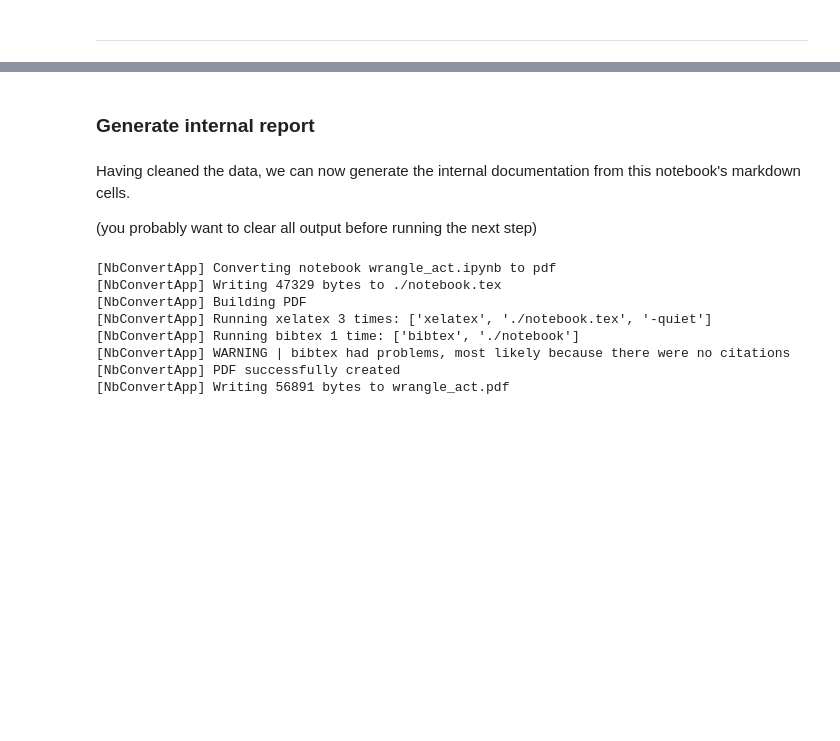
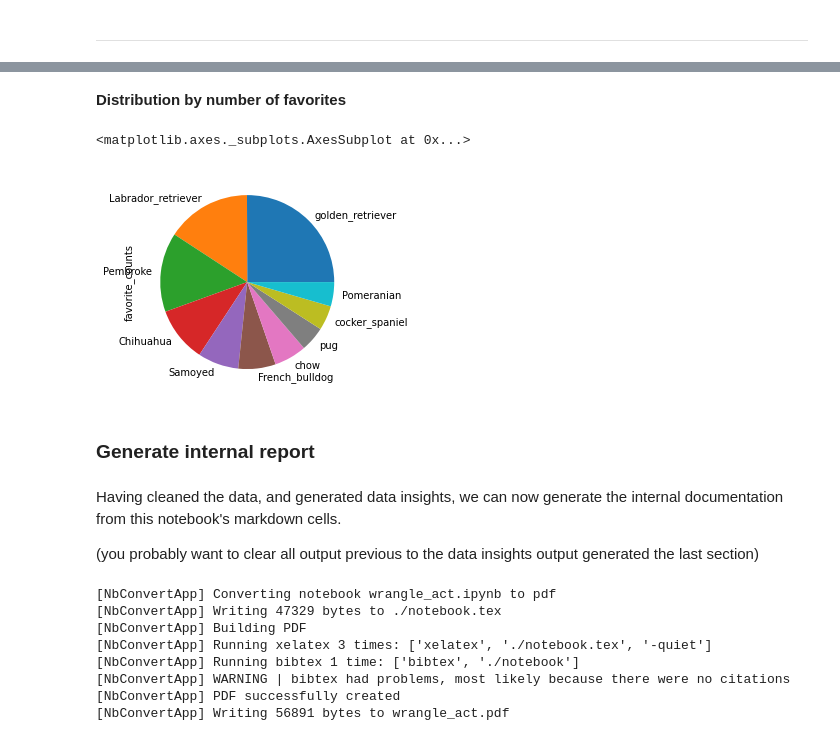
Before and after one commit to benvens-udacity/wrangle-and-analyze-data, a Jupyter notebook: wrangle_act.ipynb, the cells around one changed output, grey strips where cells are left out. Drawn from its saved outputs; the diff is of its cells as text; code cells hidden in the pictures; blank space fills up the shorter version.

```diff
--- a/wrangle_act.ipynb
+++ b/wrangle_act.ipynb
@@ -481,9 +553,17 @@ image_predictions_df.to_csv('clean/image_predictions.csv')
+# %% [markdown]
+**Distribution by number of favorites**
+# %%
+dog_preds.join(enriched_tweets_df['favorite_counts']).groupby(['pred_class']) \
+    .sum().sort_values(by='favorite_counts', ascending=False)[0:10]['favorite_counts'].plot.pie()
+# %% [output]
+<matplotlib.axes._subplots.AxesSubplot at 0x...>
+[figure, added]
 # %% [markdown]
 ### Generate internal report
 # %% [markdown]
-Having cleaned the data, we can now generate the internal documentation from this notebook's markdown cells.
+Having cleaned the data, and generated data insights, we can now generate the internal documentation from this notebook's markdown cells.
 
-(you probably want to clear all output before running the next step)
+(you probably want to clear all output previous to the data insights output generated the last section)
 # %%
 !jupyter nbconvert --no-input --to pdf wrangle_act.ipynb
 !mv wrangle_act.pdf wrangle_report.pdf
```
Also changed, not shown: parts of 14 cells of this notebook, 3 other files.
